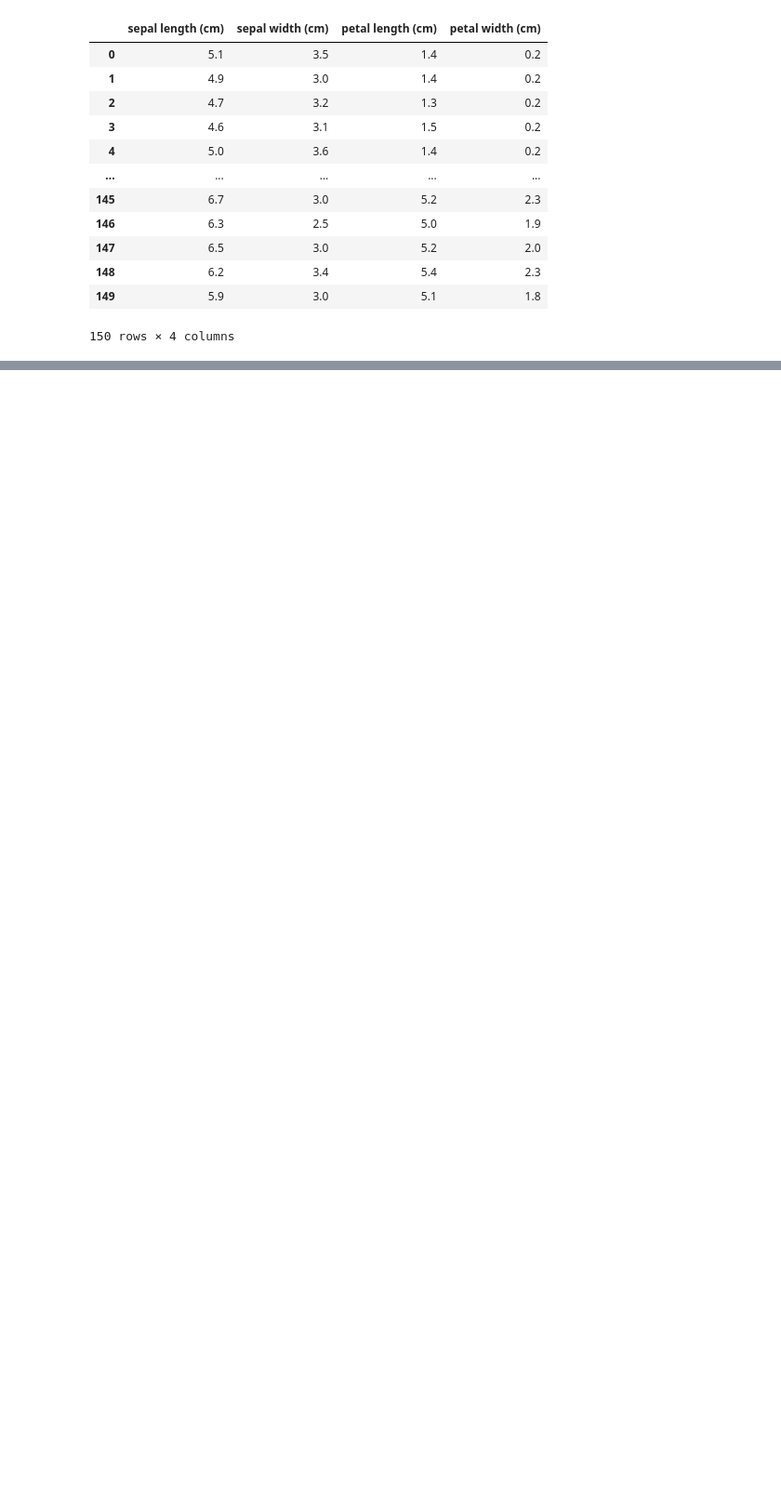
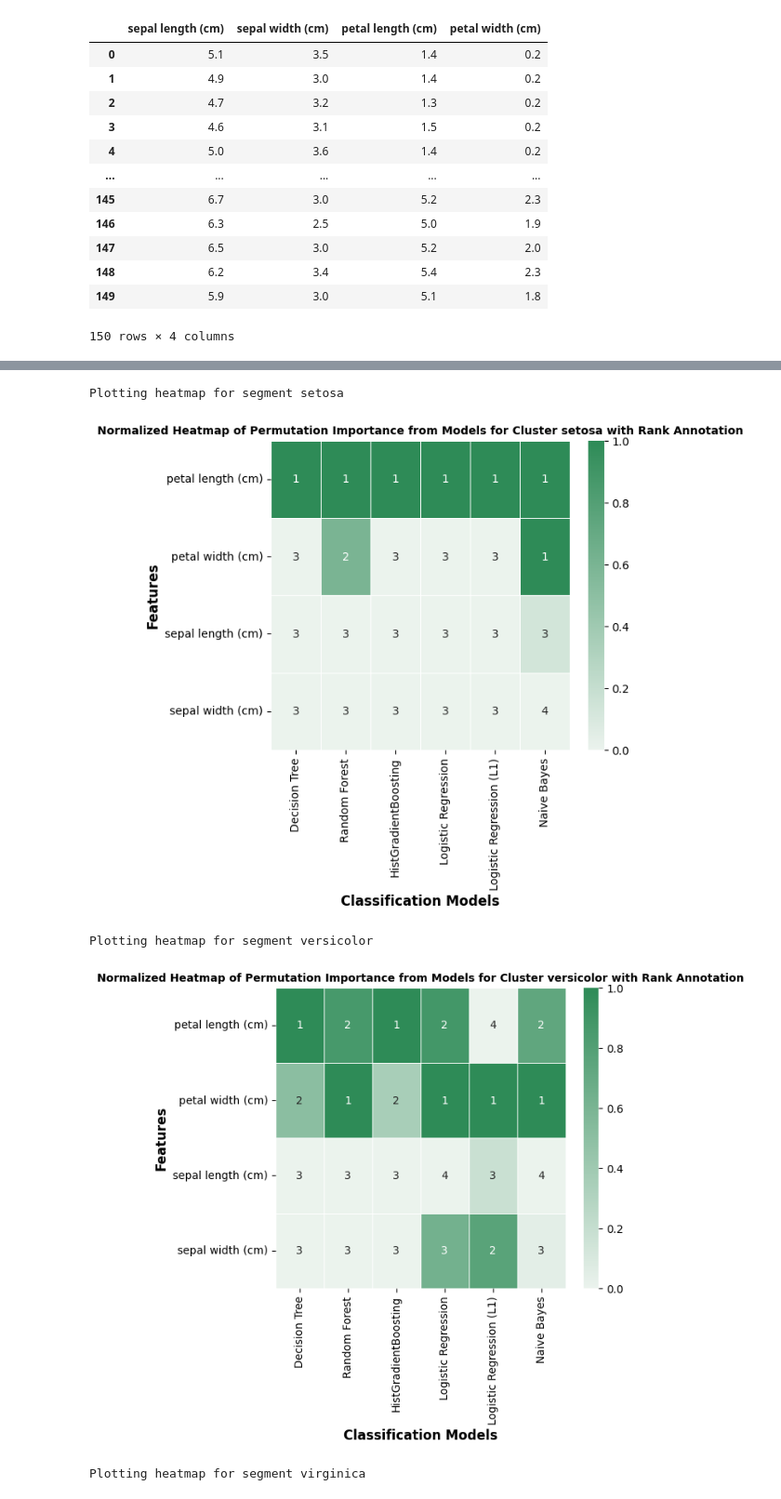
Before and after one commit to lidv94/post-analysis-clustering, a Jupyter notebook: dev.ipynb, the cells around one changed output, grey strips where cells are left out. Shown at 93% size. Saved outputs shown, nothing was run; the diff lists cells and outputs as text; code cells hidden in the pictures; blank space fills up the shorter version.

```diff
--- a/dev.ipynb
+++ b/dev.ipynb
@@ -81,0 +117,3 @@ Execution time for plot_feature_distributions: 1.4955 seconds
+# %%
+iris_feature_list = df_iris.drop(columns=['id','species','species_name'],axis=1).columns.to_list()
+iris_feature_list
@@ -81,0 +214,5 @@ Execution time for plot_feature_distributions: 1.4955 seconds
+# %%
+final_imp,final_pvt_imp_score = cal_imp_all_binary_class(df=df_iris,
+                                                        features=iris_feature_list,
+                                                        target_cluster='species_name',
+                                                        n_rank=5)
@@ -81,0 +269,9 @@ Execution time for plot_feature_distributions: 1.4955 seconds
+# %%
+plot_heatmap_imp_all_binary_class(final_imp,
+                                  compare_type='Normalized')
+# %% [output]
+Plotting heatmap for segment setosa
+[figure, added]
+Plotting heatmap for segment versicolor
+[figure, added]
+Plotting heatmap for segment virginica
```
Also changed, not shown: parts of 56 cells of this notebook, 6 other files.
